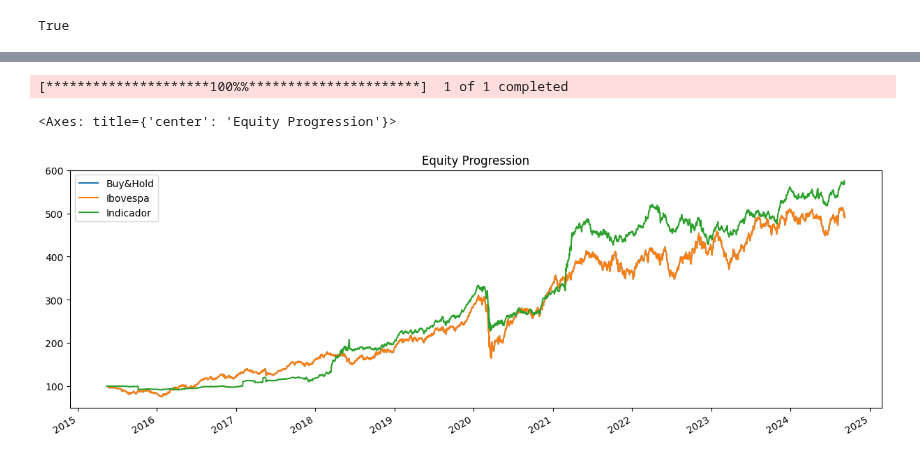
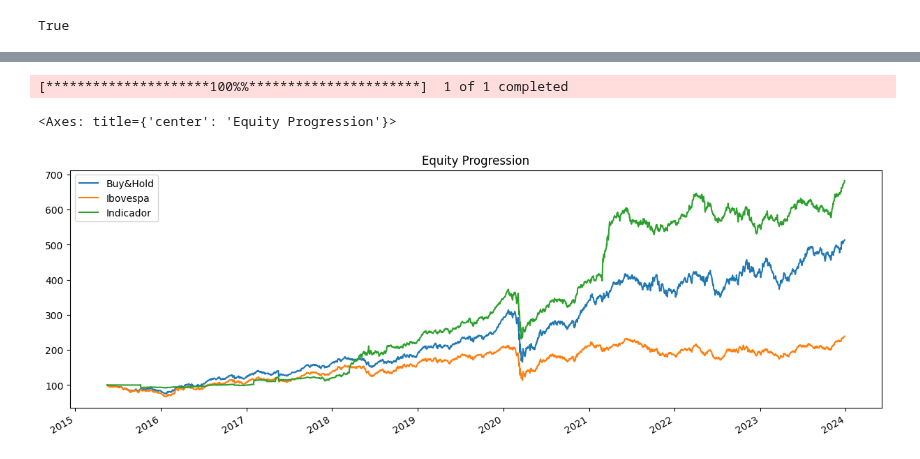
Before and after one commit to fea-dev-usp/quantamental-Dev_Wizards, a Jupyter notebook: backtesting.ipynb, the cells around one changed output, grey strips where cells are left out. Cells and saved outputs as stored; diff of their text form; code cells hidden in the pictures.

Commit message:
organizando arquivo backtesting.py

```diff
--- a/backtesting.ipynb
+++ b/backtesting.ipynb
@@ -19,6 +7,5 @@ vbt.settings.portfolio.stats['incl_unrealized'] = True
 # %%
-import yfinance as yf
-
+import datetime as dt
 # Tirei a CIEL3, pois ela não está mais sendo negociada
 
 # ativos = pd.read_csv("./data/ativos_ibov/ativos.csv")['ativos'].to_list()
@@ -31,3 +18,5 @@ indicadores = pd.read_csv('./data/indicadores/indicadores_final.csv', index_col=
 
 # prices = yf.download(ativos, start=start, end=end)['Adj Close']
 prices = pd.read_csv('./data/ativos_ibov/prices_adj_close.csv', index_col='Date', parse_dates=True)
+
+prices = prices[prices.index <= dt.datetime(2023, 12, 30)]
@@ -34,13 +42,13 @@ prices = pd.read_csv('./data/ativos_ibov/prices_adj_close.csv', index_col='Date'
 # %%
 # Alinhar os indicadores aos dias úteis dos preços
 # Obtemos o índice (datas) do DataFrame de preços
-prices_limite = prices[prices.index >= indicadores.index.min()]
+prices_limite = prices[prices.index >= indicadores_sinal.index.min()]
 business_days = prices_limite.index
 
 # Reindexar o DataFrame de indicadores para usar apenas os dias úteis dos preços
-indicadores = indicadores.reindex(business_days).ffill()
+indicadores_sinal = indicadores_sinal.reindex(business_days).ffill()
 
 # Verificar se os índices estão agora alinhados
-print(prices_limite.index.equals(indicadores.index))  # Deve retornar True se estiverem alinhados
+print(prices_limite.index.equals(indicadores_sinal.index)) # Deve retornar True se estiverem alinhados
 # %% [output]
 True
@@ -87,8 +86,9 @@ def optimization(prices, data):
     return port.optimization(model=model, rm=rm, obj=obj, rf=rf, l=l, hist=hist)
 
 prices.sort_index(inplace=True)
-indicadores_limite = indicadores[entries | exits]
+indicadores_limite = indicadores_sinal.loc[indicadores_sinal[0] == 1, 0]
 indicadores_limite.sort_index(inplace=True)
+
 
 pesos = pd.DataFrame()
 for data, entry in indicadores_limite.items():
@@ -135,69 +134,39 @@ strat_buy_hold = bt.Strategy('Buy&Hold', [
     bt.algos.Rebalance()
 ])
 
-# Estratégia diária
-strat_daily = bt.Strategy('Diário', [
-    bt.algos.RunDaily(),
-    bt.algos.SelectAll(),
-    bt.algos.WeighEqually(),
-    bt.algos.Rebalance()
-])
-
-# Estratégia mensal
-strat_monthly = bt.Strategy('Mensal', [
-    bt.algos.RunMonthly(),
-    bt.algos.SelectAll(),
-    bt.algos.WeighEqually(),
-    bt.algos.Rebalance()
-])
-
-# Estratégia anual
-strat_annual = bt.Strategy('Anual', [
-    bt.algos.RunYearly(),
-    bt.algos.SelectAll(),
-    bt.algos.WeighEqually(),
-    bt.algos.Rebalance()
-])
-
 # Ibovespa
-ibov = yf.download('^BVSP', start=prices.index.min().strftime('%Y-%m-%d'), end=prices.index.max().strftime('%Y-%m-%d'))['Adj Close']
-
-# Normalizando o índice Ibovespa para combinar com o DataFrame de preços
-ibov = ibov.pct_change().dropna()
+ibov = yf.download('^BVSP', start=prices.index.min().strftime('%Y-%m-%d'), end=prices.index.max().strftime('%Y-%m-%d'))[['Adj Close']]
 
 # Estratégia baseada no Ibovespa (exemplo simples de benchmark)
 strat_ibov = bt.Strategy('Ibovespa', [
     bt.algos.RunOnce(),
     bt.algos.SelectAll(),
     bt.algos.WeighEqually(),
     bt.algos.Rebalance()
 ])
 
 # Estratégia baseada no indicador
 strat_indicador = bt.Strategy('Indicador', [
     bt.algos.WeighTarget(pesos),
     bt.algos.Rebalance()
 ])
 
 # Criando o backtest
 backtests = [
-    bt.Backtest(strat_buy_hold, prices, initial_capital=10000),
-    # bt.Backtest(strat_daily, prices, initial_capital=10000),
-    # bt.Backtest(strat_monthly, prices, initial_capital=10000),
-    # bt.Backtest(strat_annual, prices, initial_capital=10000),
-    bt.Backtest(strat_ibov, prices, initial_capital=10000),
-    bt.Backtest(strat_indicador, prices, initial_capital=10000)
+    bt.Backtest(strat_buy_hold, prices, initial_capital=1000000000),
+    bt.Backtest(strat_ibov, ibov, initial_capital=1000000000),
+    bt.Backtest(strat_indicador, prices, initial_capital=1000000000)
 ]
 
 # Executando o backtest
 results = bt.run(*backtests)
 
 # Plotando os resultados
 results.plot()
 # %% [output]
 [*********************100%%**********************]  1 of 1 completed
 <Axes: title={'center': 'Equity Progression'}>
-[figure, old version]
+[figure, new version]
 # %%
 # Resultados
 results.display()
```
Also changed, not shown: parts of 7 cells of this notebook, 3 other files.
